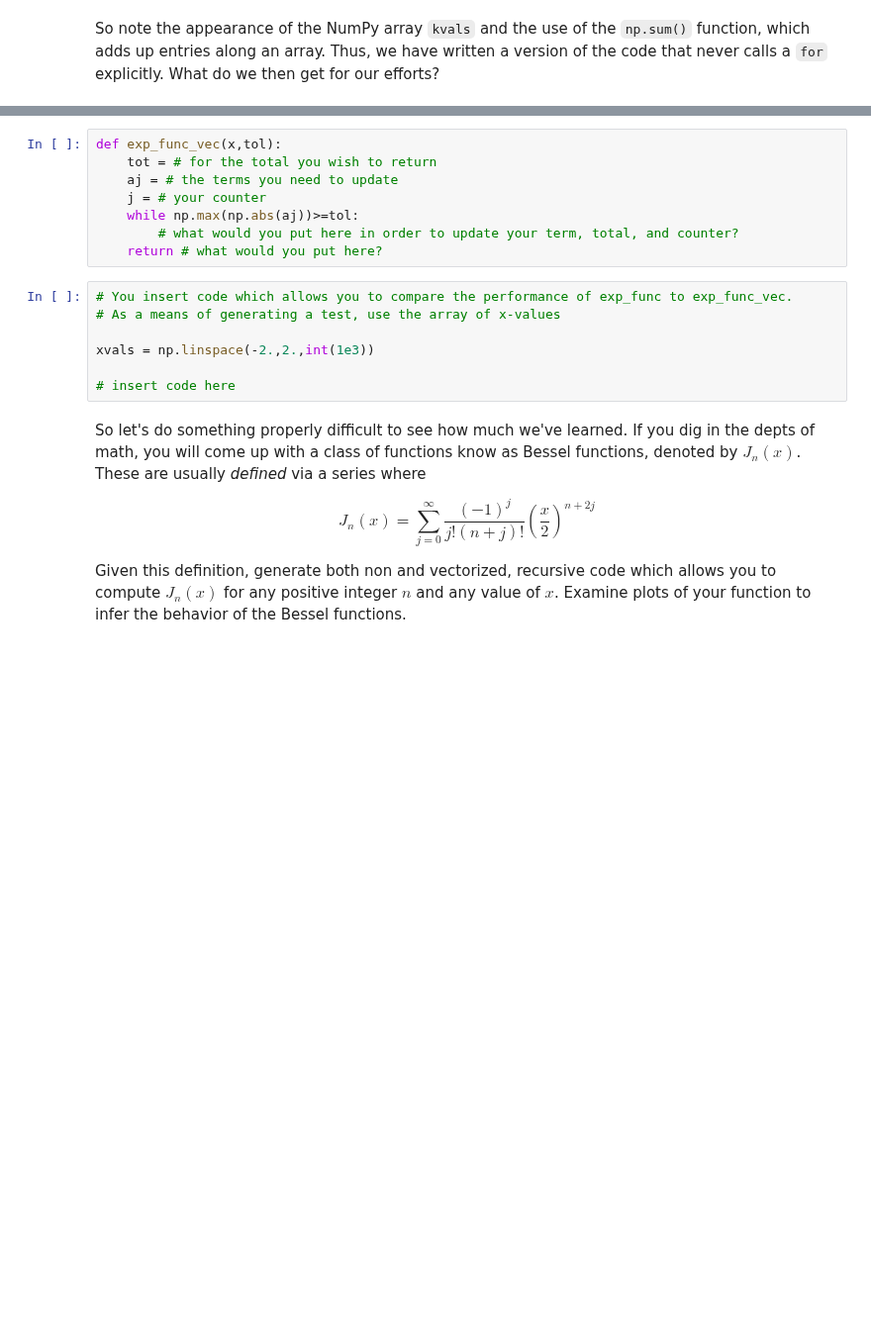
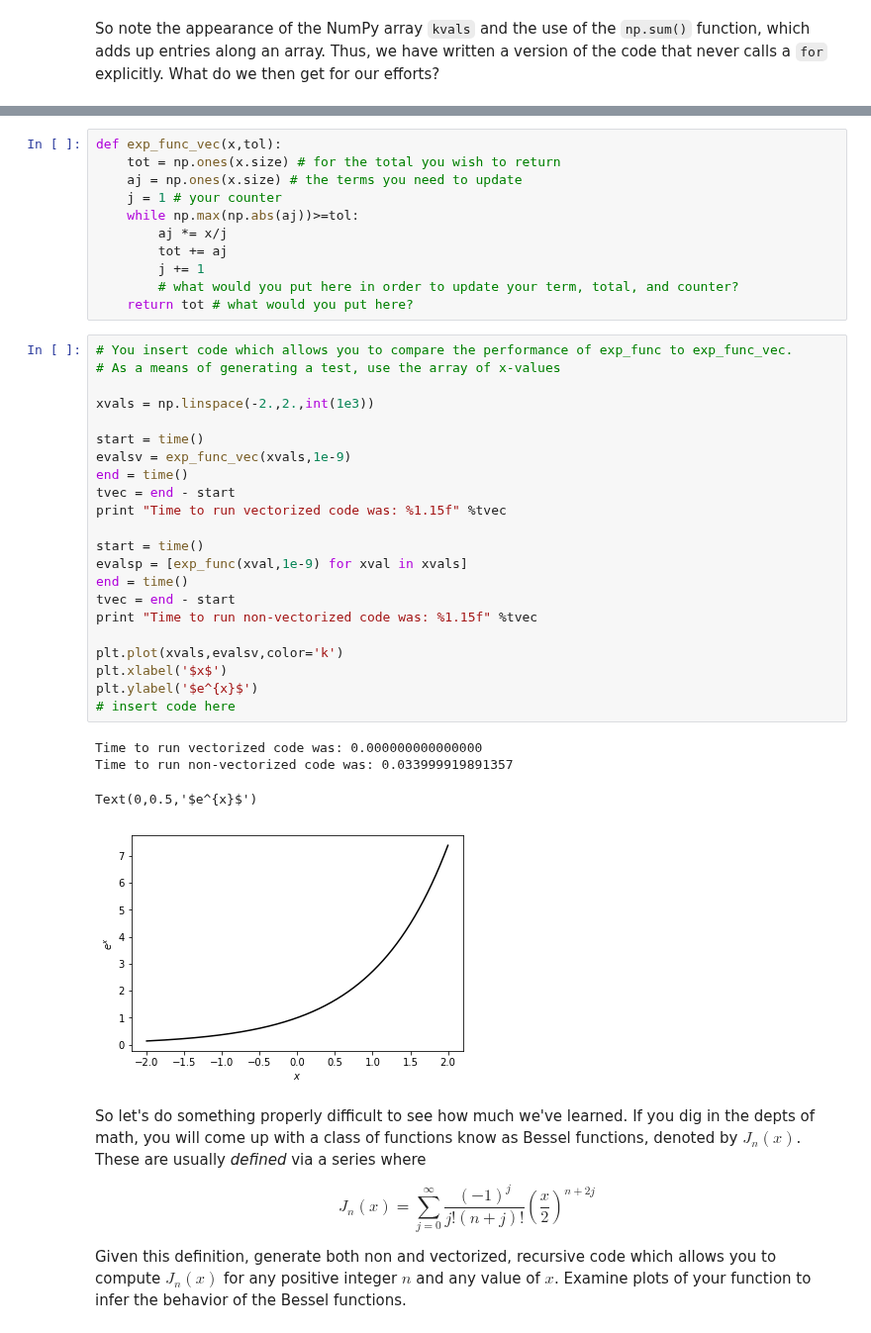
Before and after one commit to cwcurtis/Math-340-Notebooks, a Jupyter notebook: Lectures/Course_Lectures/Lecture_Three_Loops_and_Loops.ipynb, the cells around one changed output, grey strips where cells are left out. Shown at 99% size. Drawn from its saved outputs; the diff is of its cells as text; blank space fills up the shorter version.

```diff
--- a/Lectures/Course_Lectures/Lecture_Three_Loops_and_Loops.ipynb
+++ b/Lectures/Course_Lectures/Lecture_Three_Loops_and_Loops.ipynb
@@ -390,19 +395,42 @@ but with vectorization, we do not explicitly call the `for` loop since NumPy und
 but why?
 # %%
 def exp_func_vec(x,tol):
-    tot = # for the total you wish to return
-    aj = # the terms you need to update
-    j = # your counter
+    tot = np.ones(x.size) # for the total you wish to return
+    aj = np.ones(x.size) # the terms you need to update
+    j = 1 # your counter
     while np.max(np.abs(aj))>=tol:
+        aj *= x/j
+        tot += aj
+        j += 1
         # what would you put here in order to update your term, total, and counter?
-    return # what would you put here?
+    return tot # what would you put here?
 # %%
 # You insert code which allows you to compare the performance of exp_func to exp_func_vec.
 # As a means of generating a test, use the array of x-values
 
 xvals = np.linspace(-2.,2.,int(1e3))
 
+start = time()
+evalsv = exp_func_vec(xvals,1e-9)
+end = time()
+tvec = end - start
+print "Time to run vectorized code was: %1.15f" %tvec
+
+start = time()
+evalsp = [exp_func(xval,1e-9) for xval in xvals]
+end = time()
+tvec = end - start
+print "Time to run non-vectorized code was: %1.15f" %tvec
+
+plt.plot(xvals,evalsv,color='k')
+plt.xlabel('$x$')
+plt.ylabel('$e^{x}$')
 # insert code here
+# %% [output]
+Time to run vectorized code was: 0.000000000000000
+Time to run non-vectorized code was: 0.033999919891357
+Text(0,0.5,'$e^{x}$')
+[figure, added]
 # %% [markdown]
 So let's do something properly difficult to see how much we've learned.  If you dig in the depts of math, you will come up with a class of functions know as Bessel functions, denoted by $J_{n}(x)$.  These are usually _defined_ via a series where
 
```
Also changed, not shown: parts of 9 cells of this notebook, 2 other files.
